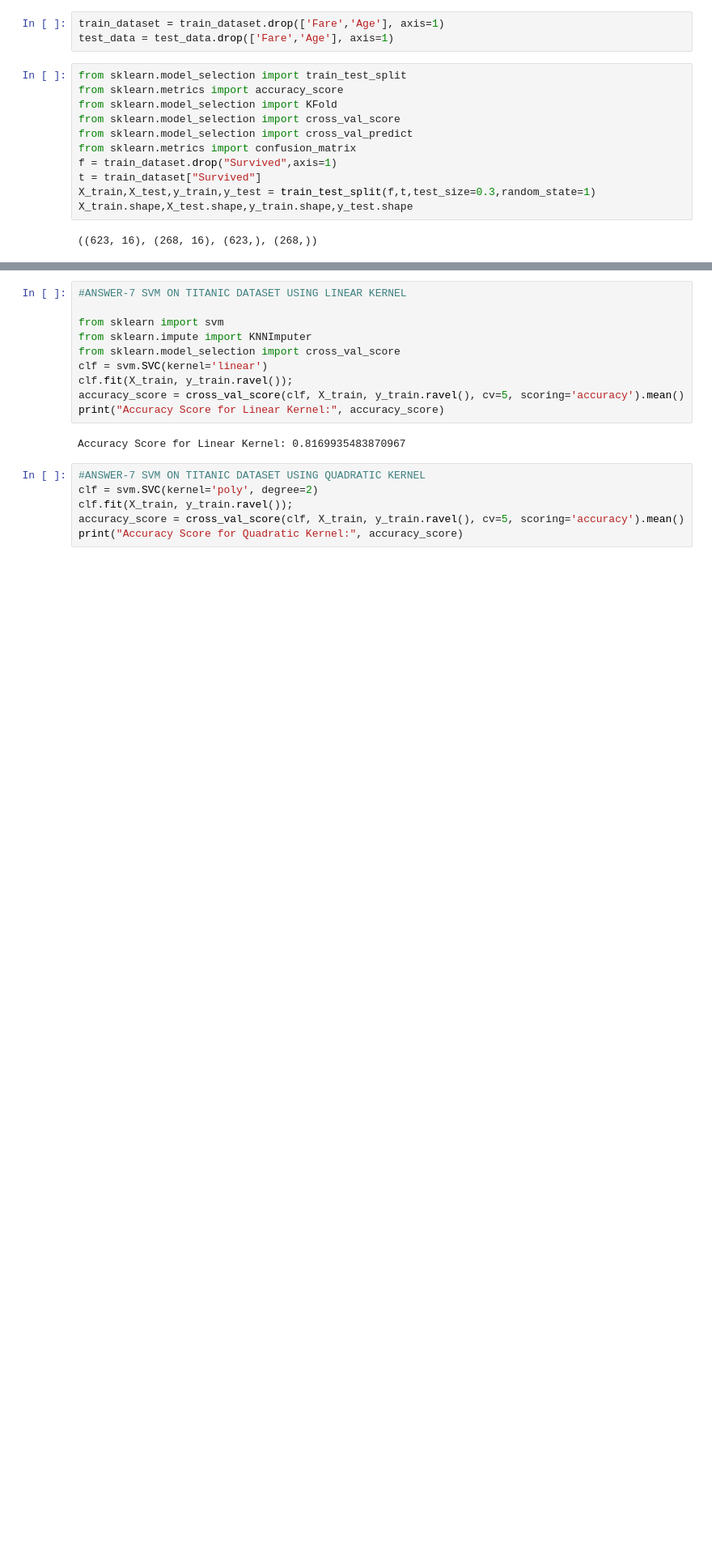
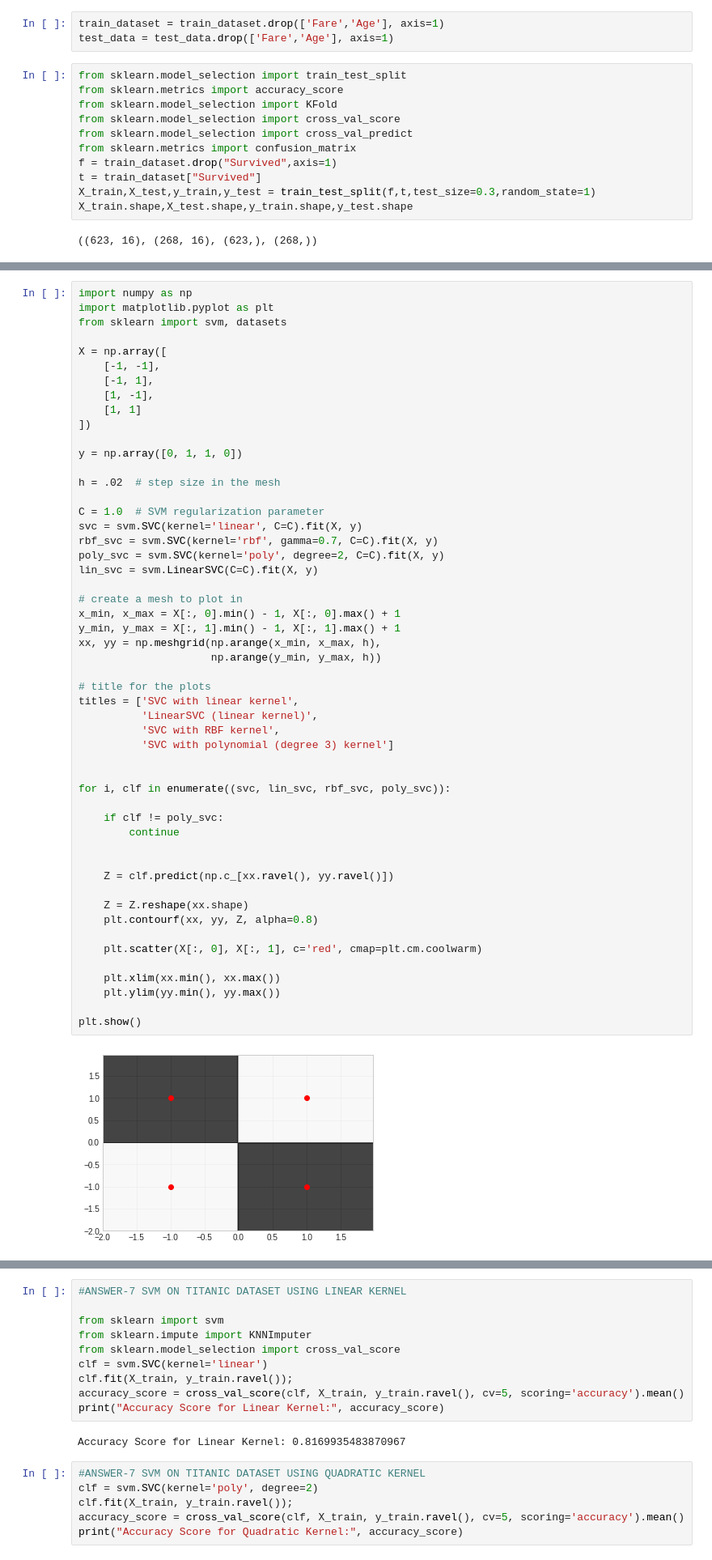
Before and after one commit to vaghasiatirth24/Machine-Learning, a Jupyter notebook: ML_HW3.ipynb, the cells around one changed output, grey strips where cells are left out. Shown: that part at 81% size. Saved outputs shown, nothing was run; the diff lists cells and outputs as text; blank space fills up the shorter version.

```diff
--- a/ML_HW3.ipynb
+++ b/ML_HW3.ipynb
@@ -68,0 +71,54 @@ X_train.shape,X_test.shape,y_train.shape,y_test.shape
+# %%
+import numpy as np
+import matplotlib.pyplot as plt
+from sklearn import svm, datasets
+
+X = np.array([
+    [-1, -1],
+    [-1, 1],
+    [1, -1],
+    [1, 1]
+])
+
+y = np.array([0, 1, 1, 0])
+
+h = .02  # step size in the mesh
+
+C = 1.0  # SVM regularization parameter
+svc = svm.SVC(kernel='linear', C=C).fit(X, y)
+rbf_svc = svm.SVC(kernel='rbf', gamma=0.7, C=C).fit(X, y)
+poly_svc = svm.SVC(kernel='poly', degree=2, C=C).fit(X, y)
+lin_svc = svm.LinearSVC(C=C).fit(X, y)
+
+# create a mesh to plot in
+x_min, x_max = X[:, 0].min() - 1, X[:, 0].max() + 1
+y_min, y_max = X[:, 1].min() - 1, X[:, 1].max() + 1
+xx, yy = np.meshgrid(np.arange(x_min, x_max, h),
+                     np.arange(y_min, y_max, h))
+
+# title for the plots
+titles = ['SVC with linear kernel',
+          'LinearSVC (linear kernel)',
+          'SVC with RBF kernel',
+          'SVC with polynomial (degree 3) kernel']
+
+
+for i, clf in enumerate((svc, lin_svc, rbf_svc, poly_svc)):
+
+    if clf != poly_svc:
+        continue
+
+
+    Z = clf.predict(np.c_[xx.ravel(), yy.ravel()])
+
+    Z = Z.reshape(xx.shape)
+    plt.contourf(xx, yy, Z, alpha=0.8)
+
+    plt.scatter(X[:, 0], X[:, 1], c='red', cmap=plt.cm.coolwarm)
+
+    plt.xlim(xx.min(), xx.max())
+    plt.ylim(yy.min(), yy.max())
+
+plt.show()
+# %% [output]
+[figure, added]
```
Also changed, not shown: parts of 7 cells of this notebook.
